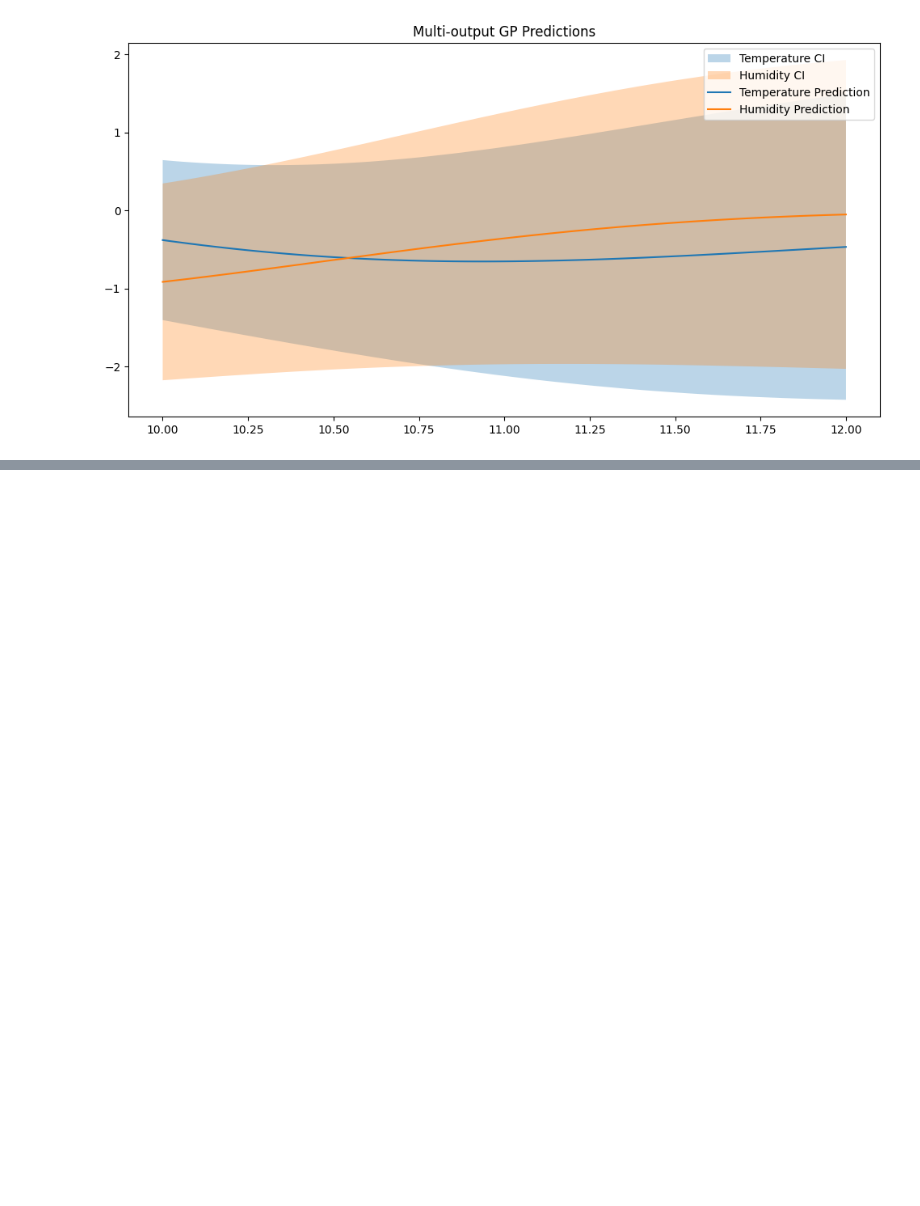
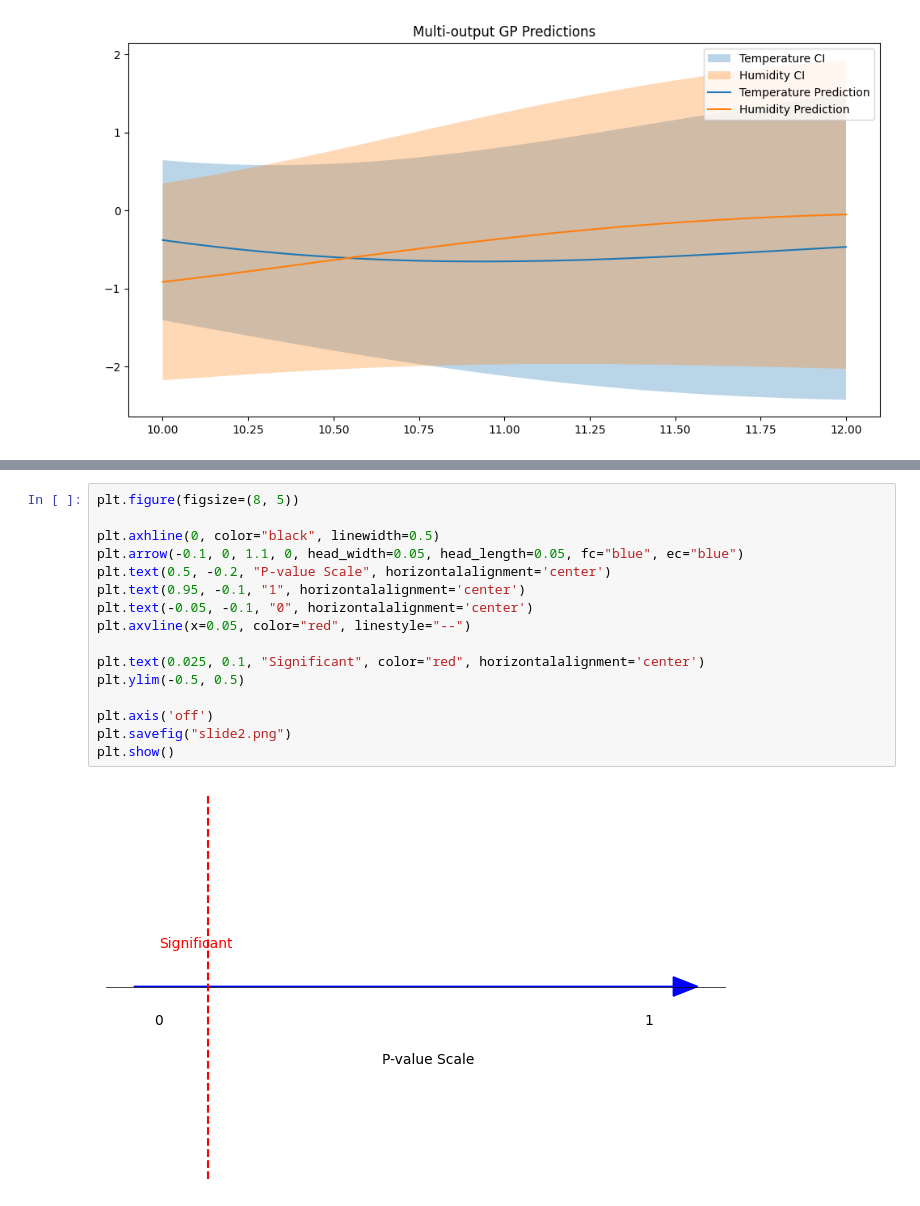
Before and after one commit to Lyric98/probML6701, a Jupyter notebook: multi-output/try.ipynb, the cells around one changed output, grey strips where cells are left out. Drawn from its saved outputs; the diff is of its cells as text; blank space fills up the shorter version.

```diff
--- a/multi-output/try.ipynb
+++ b/multi-output/try.ipynb
@@ -82,0 +108,18 @@ plt.show()
+# %%
+plt.figure(figsize=(8, 5))
+
+plt.axhline(0, color="black", linewidth=0.5)
+plt.arrow(-0.1, 0, 1.1, 0, head_width=0.05, head_length=0.05, fc="blue", ec="blue")
+plt.text(0.5, -0.2, "P-value Scale", horizontalalignment='center')
+plt.text(0.95, -0.1, "1", horizontalalignment='center')
+plt.text(-0.05, -0.1, "0", horizontalalignment='center')
+plt.axvline(x=0.05, color="red", linestyle="--")
+
+plt.text(0.025, 0.1, "Significant", color="red", horizontalalignment='center')
+plt.ylim(-0.5, 0.5)
+
+plt.axis('off')
+plt.savefig("slide2.png")
+plt.show()
+# %% [output]
+[figure, added]
```
Also changed, not shown: parts of 3 cells of this notebook, 3 other files.
